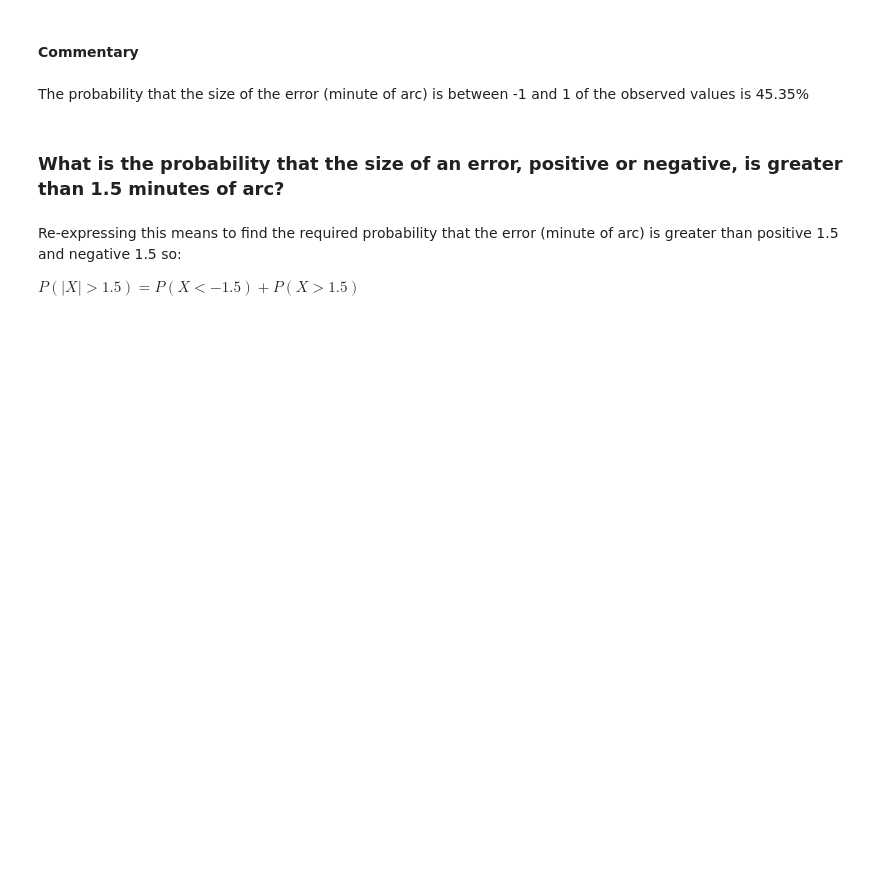
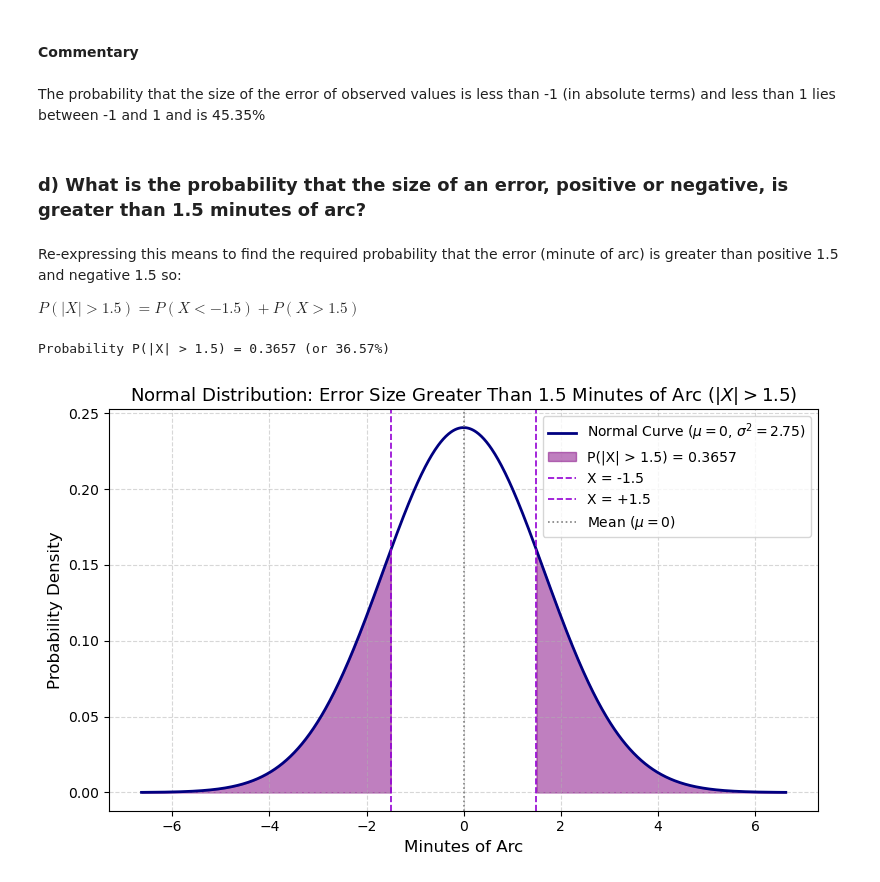
Before and after one commit to segunlonge/OU-M248-Data-Analysis-in-Python, a Jupyter notebook: Computer Book B/1. Computer Book B - Normal Distributions.ipynb, the cells around one changed output. Drawn from its saved outputs; the diff is of its cells as text; code cells hidden in the pictures; blank space fills up the shorter version.

```diff
--- a/Computer Book B/1. Computer Book B - Normal Distributions.ipynb
+++ b/Computer Book B/1. Computer Book B - Normal Distributions.ipynb
@@ -431,10 +431,63 @@ Probability P(|X| < 1) = P(-1.0 < X < 1.0) = 0.4535 (or 45.35%)
 # %% [markdown]
 #### Commentary
 # %% [markdown]
-The probability that the size of the error (minute of arc) is between -1 and 1 of the observed values is 45.35%
+The probability that the size of the error of observed values is less than -1 (in absolute terms) and less than 1 lies between -1 and 1 and is 45.35%
 # %% [markdown]
-### What is the probability that the size of an error, positive or negative, is greater than 1.5 minutes of arc?
+### d) What is the probability that the size of an error, positive or negative, is greater than 1.5 minutes of arc?
 # %% [markdown]
 Re-expressing this means to find the required probability that the error (minute of arc) is greater than positive 1.5 and negative 1.5 so:
 
 $P(|X| > 1.5) = P(X < -1.5) + P(X > 1.5)$
+# %%
+import numpy as np
+import matplotlib.pyplot as plt
+from scipy import stats
+
+# 1. Distribution parameters
+mu = 0
+variance = 2.75
+sigma = np.sqrt(variance)
+threshold = 1.5
+
+# 2. Probability calculation: P(X < -1.5) + P(X > 1.5)
+p_left = stats.norm.cdf(-threshold, loc=mu, scale=sigma)
+p_right = 1 - stats.norm.cdf(threshold, loc=mu, scale=sigma)
+prob = p_left + p_right
+
+print(f"Probability P(|X| > {threshold}) = {prob:.4f} (or {prob * 100:.2f}%)")
+
+# 3. Plot bell curve
+x = np.linspace(mu - 4 * sigma, mu + 4 * sigma, 1000)
+y = stats.norm.pdf(x, loc=mu, scale=sigma)
+
+plt.figure(figsize=(8, 5))
+plt.plot(x, y, label=f"Normal Curve ($\mu = {mu}$, $\sigma^2 = {variance}$)", color="navy", lw=2)
+
+# 4. Shade both tails (|X| > 1.5)
+# Left tail
+x_left = np.linspace(mu - 4 * sigma, -threshold, 300)
+y_left = stats.norm.pdf(x_left, loc=mu, scale=sigma)
+plt.fill_between(x_left, y_left, color="purple", alpha=0.5, label=f"P(|X| > {threshold}) = {prob:.4f}")
+
+# Right tail
+x_right = np.linspace(threshold, mu + 4 * sigma, 300)
+y_right = stats.norm.pdf(x_right, loc=mu, scale=sigma)
+plt.fill_between(x_right, y_right, color="purple", alpha=0.5)
+
+# 5. Add boundary lines
+plt.axvline(-threshold, color="darkviolet", linestyle="--", lw=1.2, label=f"X = -{threshold}")
+plt.axvline(threshold, color="darkviolet", linestyle="--", lw=1.2, label=f"X = +{threshold}")
+plt.axvline(mu, color="gray", linestyle=":", lw=1.2, label=f"Mean ($\mu = {mu}$)")
+
+# 6. Styling
+plt.title("Normal Distribution: Error Size Greater Than 1.5 Minutes of Arc ($|X| > 1.5$)", fontsize=13)
+plt.xlabel("Minutes of Arc", fontsize=12)
+plt.ylabel("Probability Density", fontsize=12)
+plt.legend(loc="upper right")
+plt.grid(True, linestyle="--", alpha=0.5)
+
+plt.tight_layout()
+plt.show()
+# %% [output]
+Probability P(|X| > 1.5) = 0.3657 (or 36.57%)
+[figure, added]
```
Also changed, not shown: parts of 58 cells of this notebook, 1 other file.
